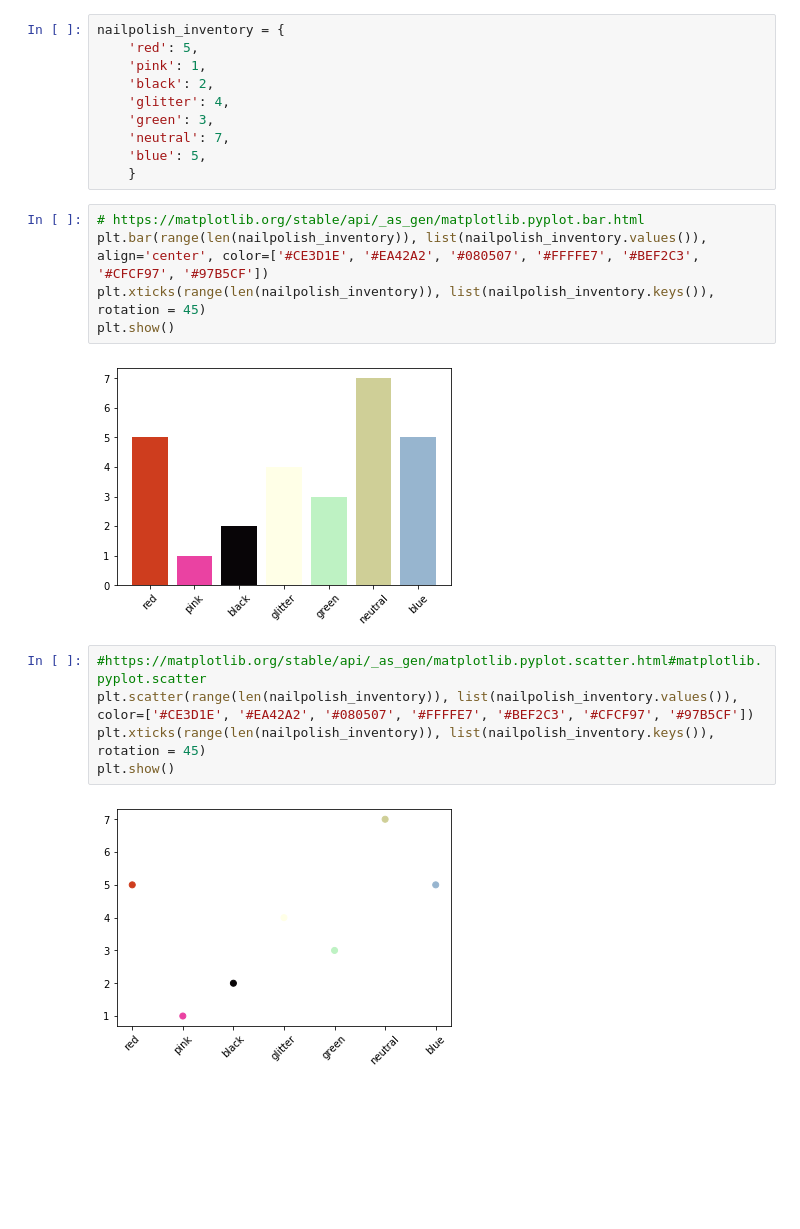
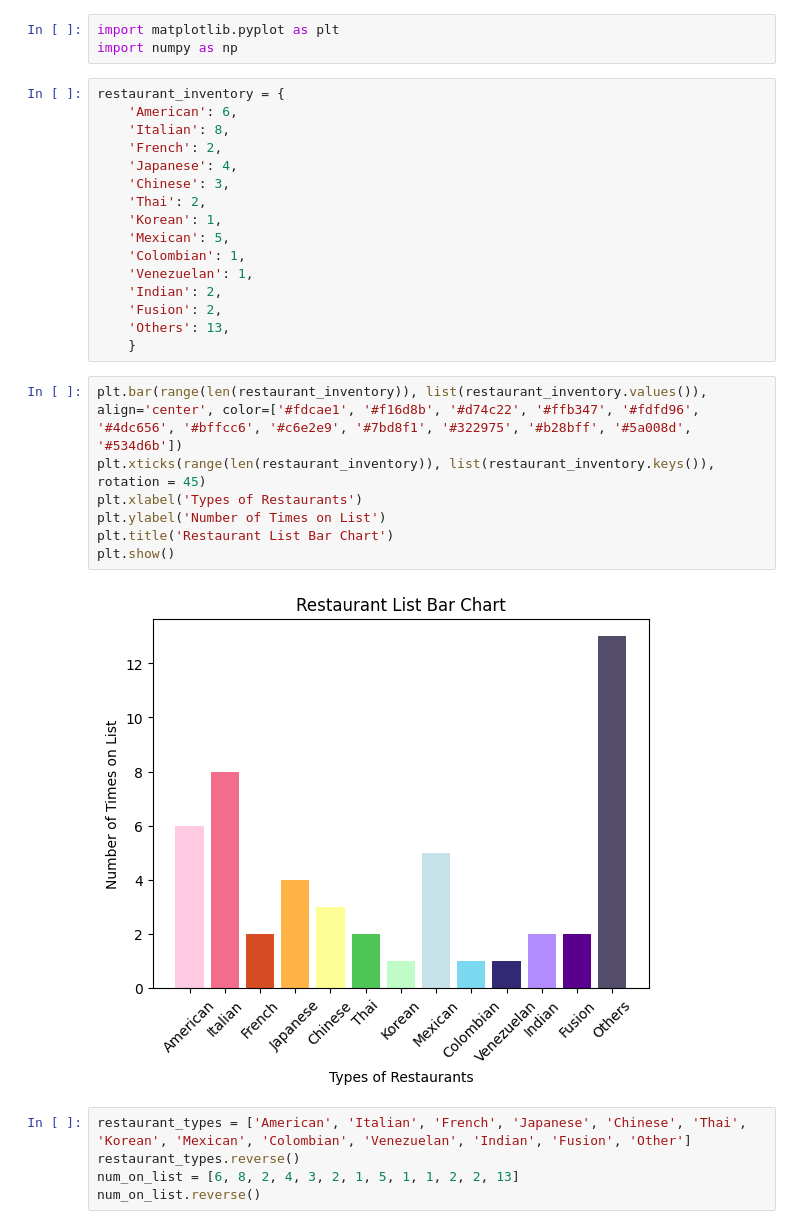
Before and after one commit to rogec540/CHARLOTTE-spring-2023-cc-python, a Jupyter notebook: week5/CHARLOTTE_MapIt.ipynb, the cells around one changed output. Saved outputs shown, nothing was run; the diff lists cells and outputs as text; blank space fills up the shorter version.

```diff
--- a/week5/CHARLOTTE_MapIt.ipynb
+++ b/week5/CHARLOTTE_MapIt.ipynb
@@ -14,24 +1,33 @@ Documentation: https://matplotlib.org/
-# %%
-nailpolish_inventory = {
-    'red': 5,
-    'pink': 1,
-    'black': 2,
-    'glitter': 4,
-    'green': 3,
-    'neutral': 7,
-    'blue': 5,
-    }
-# %%
-# https://matplotlib.org/stable/api/_as_gen/matplotlib.pyplot.bar.html
-plt.bar(range(len(nailpolish_inventory)), list(nailpolish_inventory.values()), align='center', color=['#CE3D1E', '#EA42A2', '#080507', '#FFFFE7', '#BEF2C3', '#CFCF97', '#97B5CF'])
-plt.xticks(range(len(nailpolish_inventory)), list(nailpolish_inventory.keys()), rotation = 45)
-plt.show()
-# %% [output]
-[figure, removed]
-# %%
-#https://matplotlib.org/stable/api/_as_gen/matplotlib.pyplot.scatter.html#matplotlib.pyplot.scatter
-plt.scatter(range(len(nailpolish_inventory)), list(nailpolish_inventory.values()), color=['#CE3D1E', '#EA42A2', '#080507', '#FFFFE7', '#BEF2C3', '#CFCF97', '#97B5CF'])
-plt.xticks(range(len(nailpolish_inventory)), list(nailpolish_inventory.keys()), rotation = 45)
-plt.show()
-# %% [output]
-[figure, removed]
+# %%
+import matplotlib.pyplot as plt
+import numpy as np
+# %%
+restaurant_inventory = {
+    'American': 6,
+    'Italian': 8,
+    'French': 2,
+    'Japanese': 4,
+    'Chinese': 3,
+    'Thai': 2,
+    'Korean': 1,
+    'Mexican': 5,
+    'Colombian': 1,
+    'Venezuelan': 1,
+    'Indian': 2,
+    'Fusion': 2,
+    'Others': 13,
+    }
+# %%
+plt.bar(range(len(restaurant_inventory)), list(restaurant_inventory.values()), align='center', color=['#fdcae1', '#f16d8b', '#d74c22', '#ffb347', '#fdfd96', '#4dc656', '#bffcc6', '#c6e2e9', '#7bd8f1', '#322975', '#b28bff', '#5a008d', '#534d6b'])
+plt.xticks(range(len(restaurant_inventory)), list(restaurant_inventory.keys()), rotation = 45)
+plt.xlabel('Types of Restaurants')
+plt.ylabel('Number of Times on List')
+plt.title('Restaurant List Bar Chart')
+plt.show()
+# %% [output]
+[figure, added]
+# %%
+restaurant_types = ['American', 'Italian', 'French', 'Japanese', 'Chinese', 'Thai', 'Korean', 'Mexican', 'Colombian', 'Venezuelan', 'Indian', 'Fusion', 'Other']
+restaurant_types.reverse()
+num_on_list = [6, 8, 2, 4, 3, 2, 1, 5, 1, 1, 2, 2, 13]
+num_on_list.reverse()
```
Also changed, not shown: parts of 2 cells of this notebook.
